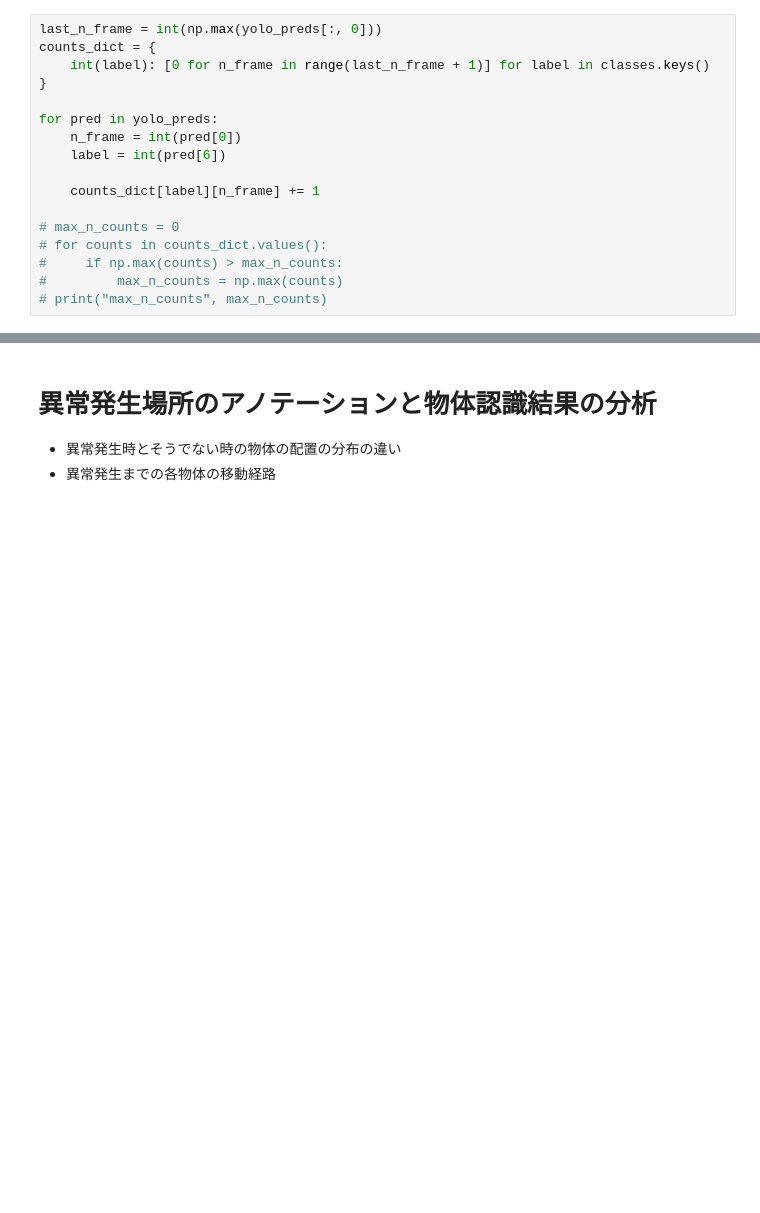
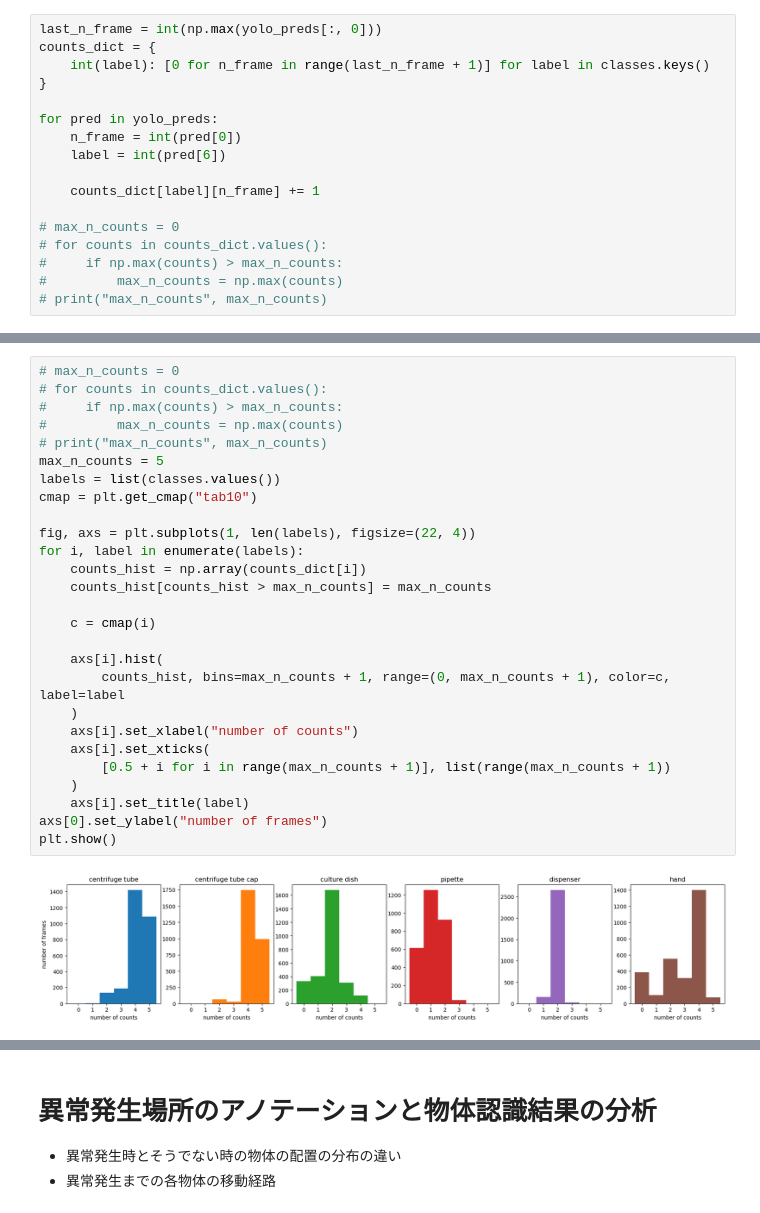
Before and after one commit to kojikojiprg/labvideo, a Jupyter notebook: notebooks/object_detection_analysis.ipynb, the cells around one changed output, grey strips where cells are left out. Drawn from its saved outputs; the diff is of its cells as text; blank space fills up the shorter version.

```diff
--- a/notebooks/object_detection_analysis.ipynb
+++ b/notebooks/object_detection_analysis.ipynb
@@ -138,0 +135,29 @@ TypeError: 'Legend' object is not iterable
+# %%
+# max_n_counts = 0
+# for counts in counts_dict.values():
+#     if np.max(counts) > max_n_counts:
+#         max_n_counts = np.max(counts)
+# print("max_n_counts", max_n_counts)
+max_n_counts = 5
+labels = list(classes.values())
+cmap = plt.get_cmap("tab10")
+
+fig, axs = plt.subplots(1, len(labels), figsize=(22, 4))
+for i, label in enumerate(labels):
+    counts_hist = np.array(counts_dict[i])
+    counts_hist[counts_hist > max_n_counts] = max_n_counts
+
+    c = cmap(i)
+
+    axs[i].hist(
+        counts_hist, bins=max_n_counts + 1, range=(0, max_n_counts + 1), color=c, label=label
+    )
+    axs[i].set_xlabel("number of counts")
+    axs[i].set_xticks(
+        [0.5 + i for i in range(max_n_counts + 1)], list(range(max_n_counts + 1))
+    )
+    axs[i].set_title(label)
+axs[0].set_ylabel("number of frames")
+plt.show()
+# %% [output]
+[figure, added]
```
Also changed, not shown: parts of 9 cells of this notebook.
